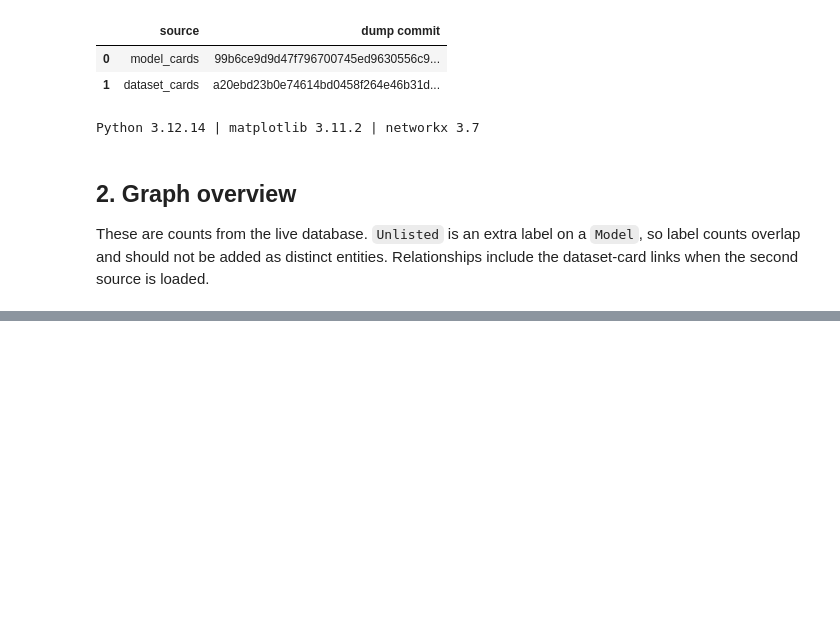
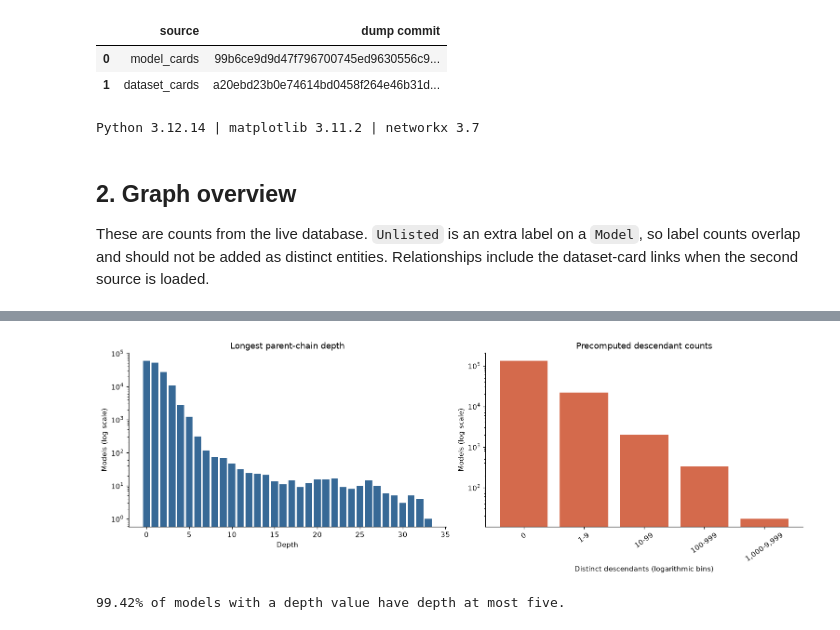
Before and after one commit to mariusrang/ModelAtlas, a Jupyter notebook: demo.ipynb, the cells around one changed output, grey strips where cells are left out. Cells and saved outputs as stored; diff of their text form; code cells hidden in the pictures; blank space fills up the shorter version.

Commit message:
docs: add lineage statistics and a family tree to the notebook

```diff
--- a/demo.ipynb
+++ b/demo.ipynb
@@ -121,0 +134,38 @@ API and database agree: 156,071 Model nodes.
+# %%
+depth_counts = pd.DataFrame(
+    read(
+        "MATCH (m:Model) WHERE m.lineage_depth IS NOT NULL "
+        "RETURN m.lineage_depth AS depth, count(*) AS models ORDER BY depth LIMIT $limit",
+        limit=200,
+    )
+)
+descendant_bins = pd.DataFrame(
+    read(
+        "MATCH (m:Model) WHERE m.descendant_count IS NOT NULL "
+        "WITH CASE WHEN m.descendant_count = 0 THEN 0 "
+        "ELSE toInteger(floor(log10(toFloat(m.descendant_count)))) + 1 END AS bucket "
+        "RETURN bucket, count(*) AS models ORDER BY bucket LIMIT $limit",
+        limit=30,
+    )
+)
+descendant_bins["range"] = descendant_bins["bucket"].map(
+    lambda bucket: "0" if bucket == 0 else f"{10 ** (bucket - 1):,}-{10 ** bucket - 1:,}"
+)
+fig, axes = plt.subplots(1, 2, figsize=(14, 4.8))
+axes[0].bar(depth_counts["depth"], depth_counts["models"], color="#376996")
+axes[0].set(title="Longest parent-chain depth", xlabel="Depth", ylabel="Models (log scale)", yscale="log")
+axes[1].bar(descendant_bins["range"], descendant_bins["models"], color="#d46a4c")
+axes[1].set(
+    title="Precomputed descendant counts",
+    xlabel="Distinct descendants (logarithmic bins)",
+    ylabel="Models (log scale)",
+    yscale="log",
+)
+axes[1].tick_params(axis="x", rotation=35)
+fig.tight_layout()
+plt.show()
+share_shallow = depth_counts.loc[depth_counts["depth"] <= 5, "models"].sum() / depth_counts["models"].sum()
+print(f"{share_shallow:.2%} of models with a depth value have depth at most five.")
+# %% [output]
+[figure, added]
+99.42% of models with a depth value have depth at most five.
```
Also changed, not shown: parts of 7 cells of this notebook.
